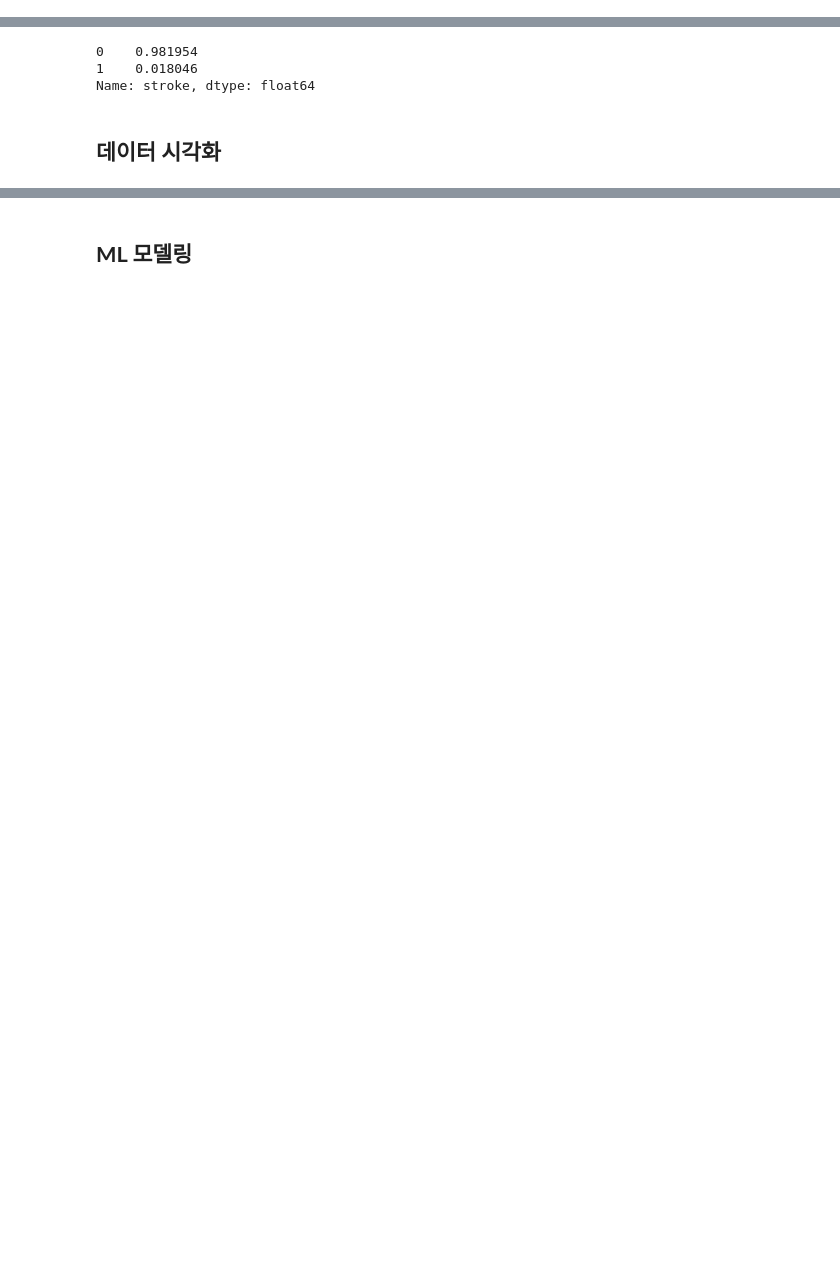
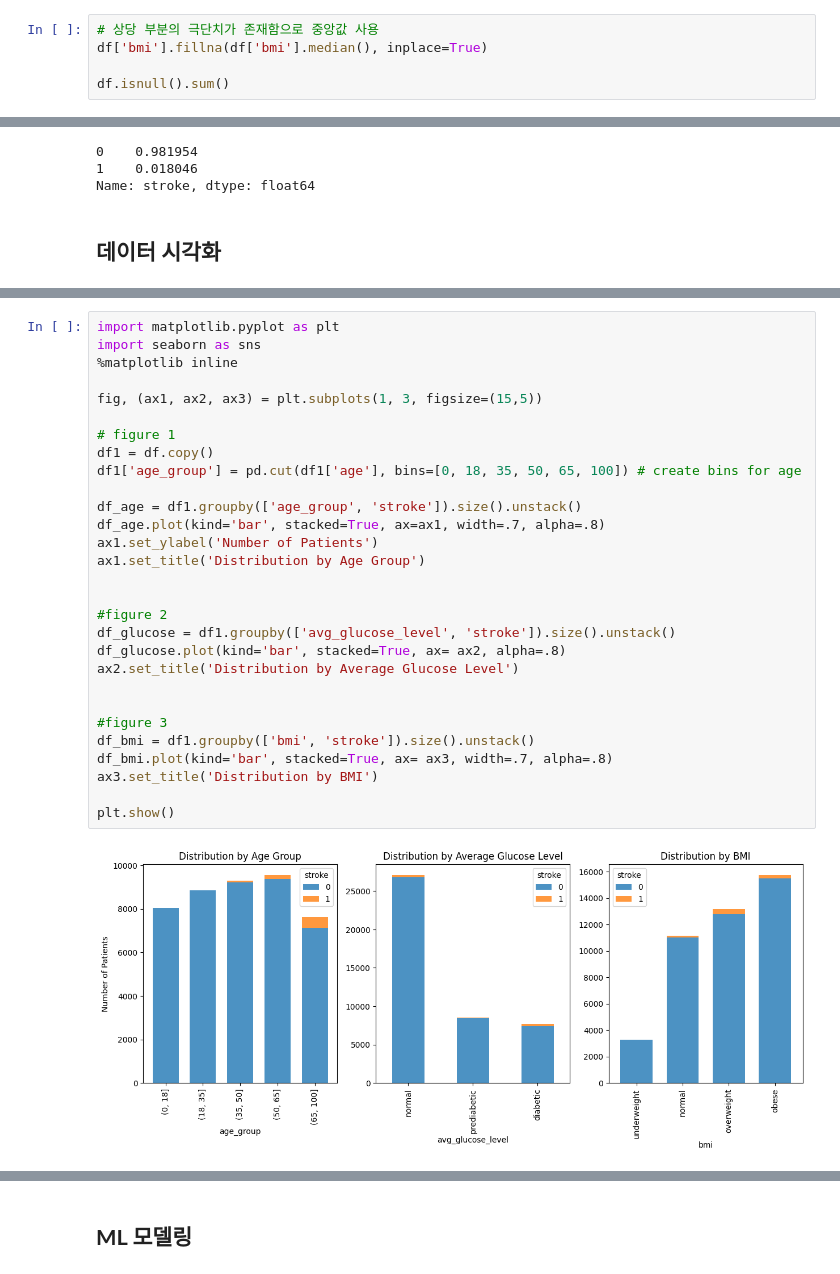
Before and after one commit to jakeryu37/Stroke-Prediction-ML-Model, a Jupyter notebook: Stroke_Prediction_ML_Model.ipynb, the cells around one changed output, grey strips where cells are left out. Saved outputs shown, nothing was run; the diff lists cells and outputs as text; blank space fills up the shorter version.

```diff
--- a/Stroke_Prediction_ML_Model.ipynb
+++ b/Stroke_Prediction_ML_Model.ipynb
@@ -149,0 +166,5 @@ df.head()
+# %%
+# 상당 부분의 극단치가 존재함으로 중앙값 사용
+df['bmi'].fillna(df['bmi'].median(), inplace=True)
+
+df.isnull().sum()
@@ -167,0 +243,31 @@ NameError: ignored
+# %%
+import matplotlib.pyplot as plt
+import seaborn as sns
+%matplotlib inline
+
+fig, (ax1, ax2, ax3) = plt.subplots(1, 3, figsize=(15,5))
+
+# figure 1
+df1 = df.copy()
+df1['age_group'] = pd.cut(df1['age'], bins=[0, 18, 35, 50, 65, 100]) # create bins for age
+
+df_age = df1.groupby(['age_group', 'stroke']).size().unstack()
+df_age.plot(kind='bar', stacked=True, ax=ax1, width=.7, alpha=.8)
+ax1.set_ylabel('Number of Patients')
+ax1.set_title('Distribution by Age Group')
+
+
+#figure 2
+df_glucose = df1.groupby(['avg_glucose_level', 'stroke']).size().unstack()
+df_glucose.plot(kind='bar', stacked=True, ax= ax2, alpha=.8)
+ax2.set_title('Distribution by Average Glucose Level')
+
+
+#figure 3
+df_bmi = df1.groupby(['bmi', 'stroke']).size().unstack()
+df_bmi.plot(kind='bar', stacked=True, ax= ax3, width=.7, alpha=.8)
+ax3.set_title('Distribution by BMI')
+
+plt.show()
+# %% [output]
+[figure, added]
```
Also changed, not shown: parts of 39 cells of this notebook.
